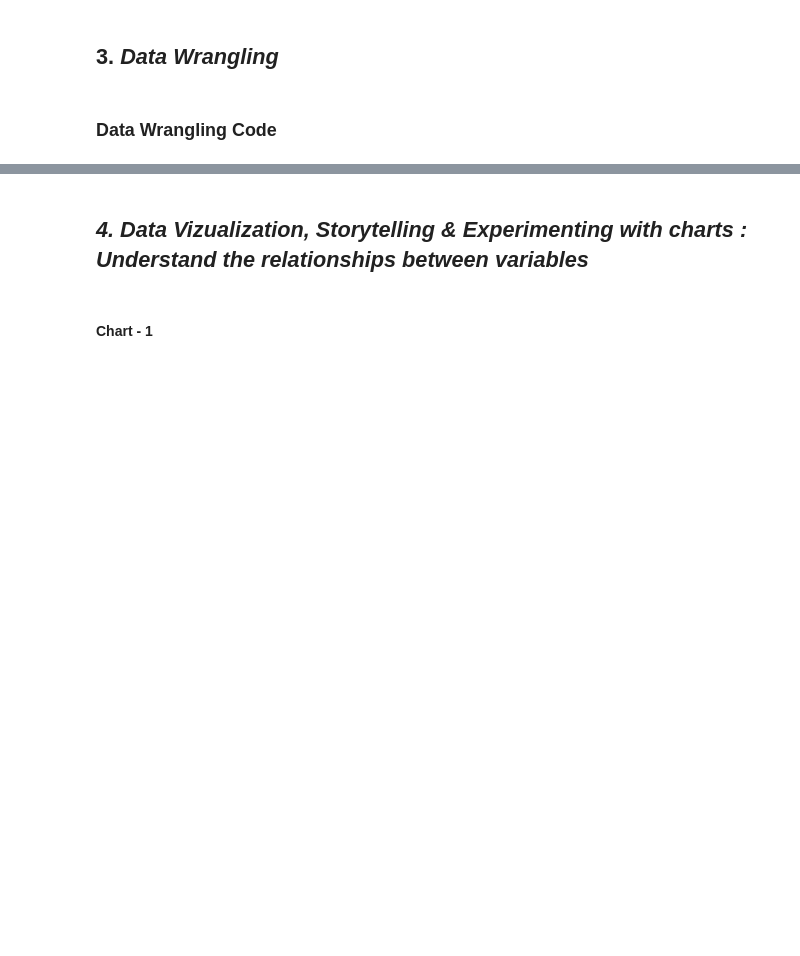
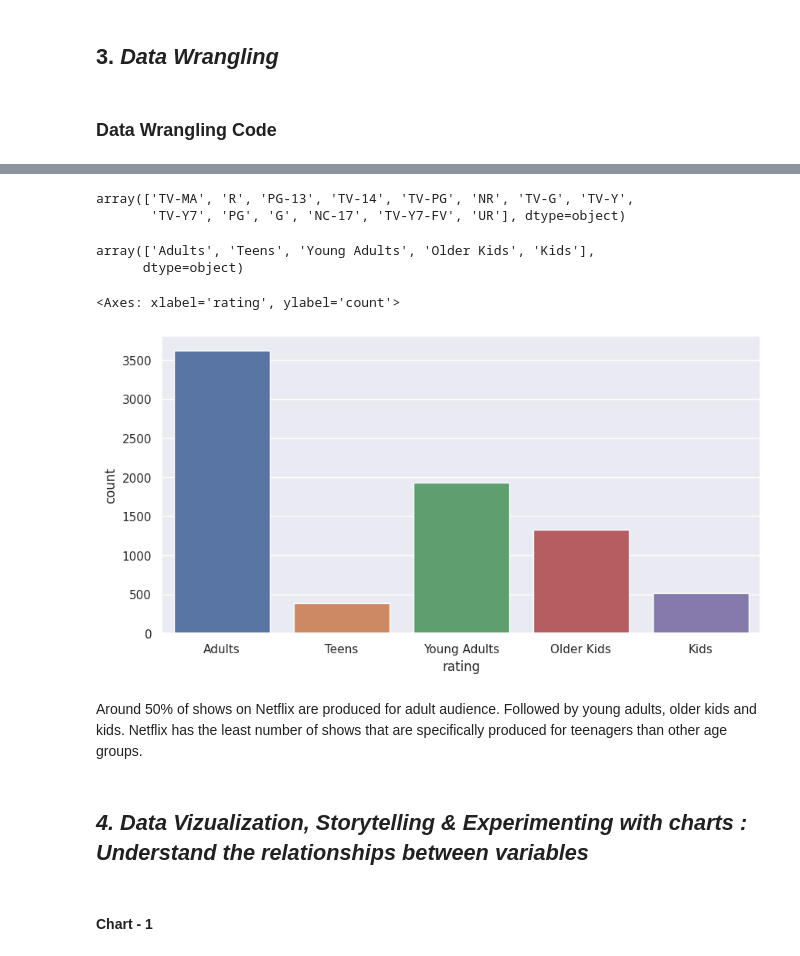
Before and after one commit to prbrtbiswal/Unsupervised-ML, a Jupyter notebook: Unsupervised_ML_Submission.ipynb, the cells around one changed output, grey strips where cells are left out. Cells and saved outputs as stored; diff of their text form; code cells hidden in the pictures; blank space fills up the shorter version.

```diff
--- a/Unsupervised_ML_Submission.ipynb
+++ b/Unsupervised_ML_Submission.ipynb
@@ -202,3 +486,39 @@ Answer Here.
+# %%
+# Age ratings
+df.rating.unique()
+# %% [output]
+array(['TV-MA', 'R', 'PG-13', 'TV-14', 'TV-PG', 'NR', 'TV-G', 'TV-Y',
+       'TV-Y7', 'PG', 'G', 'NC-17', 'TV-Y7-FV', 'UR'], dtype=object)
+# %%
+rating_map = {'TV-MA':'Adults',
+              'R':'Adults',
+              'PG-13':'Teens',
+              'TV-14':'Young Adults',
+              'TV-PG':'Older Kids',
+              'NR':'Adults',
+              'TV-G':'Kids',
+              'TV-Y':'Kids',
+              'TV-Y7':'Older Kids',
+              'PG':'Older Kids',
+              'G':'Kids',
+              'NC-17':'Adults',
+              'TV-Y7-FV':'Older Kids',
+              'UR':'Adults'}
+
+df['rating'].replace(rating_map, inplace = True)
+df['rating'].unique()
+# %% [output]
+array(['Adults', 'Teens', 'Young Adults', 'Older Kids', 'Kids'],
+      dtype=object)
+# %%
+# Age ratings for shows in the dataset
+plt.figure(figsize=(10,5))
+sns.countplot(x='rating',data=df)
+# %% [output]
+<Axes: xlabel='rating', ylabel='count'>
+[figure, added]
+# %% [markdown]
+Around 50% of shows on Netflix are produced for adult audience. Followed by young adults, older kids and kids. Netflix has the least number of shows that are specifically produced for teenagers than other age groups.
 # %% [markdown]
 ## ***4. Data Vizualization, Storytelling & Experimenting with charts : Understand the relationships between variables***
 # %% [markdown]
```
Also changed, not shown: parts of 115 cells of this notebook.
